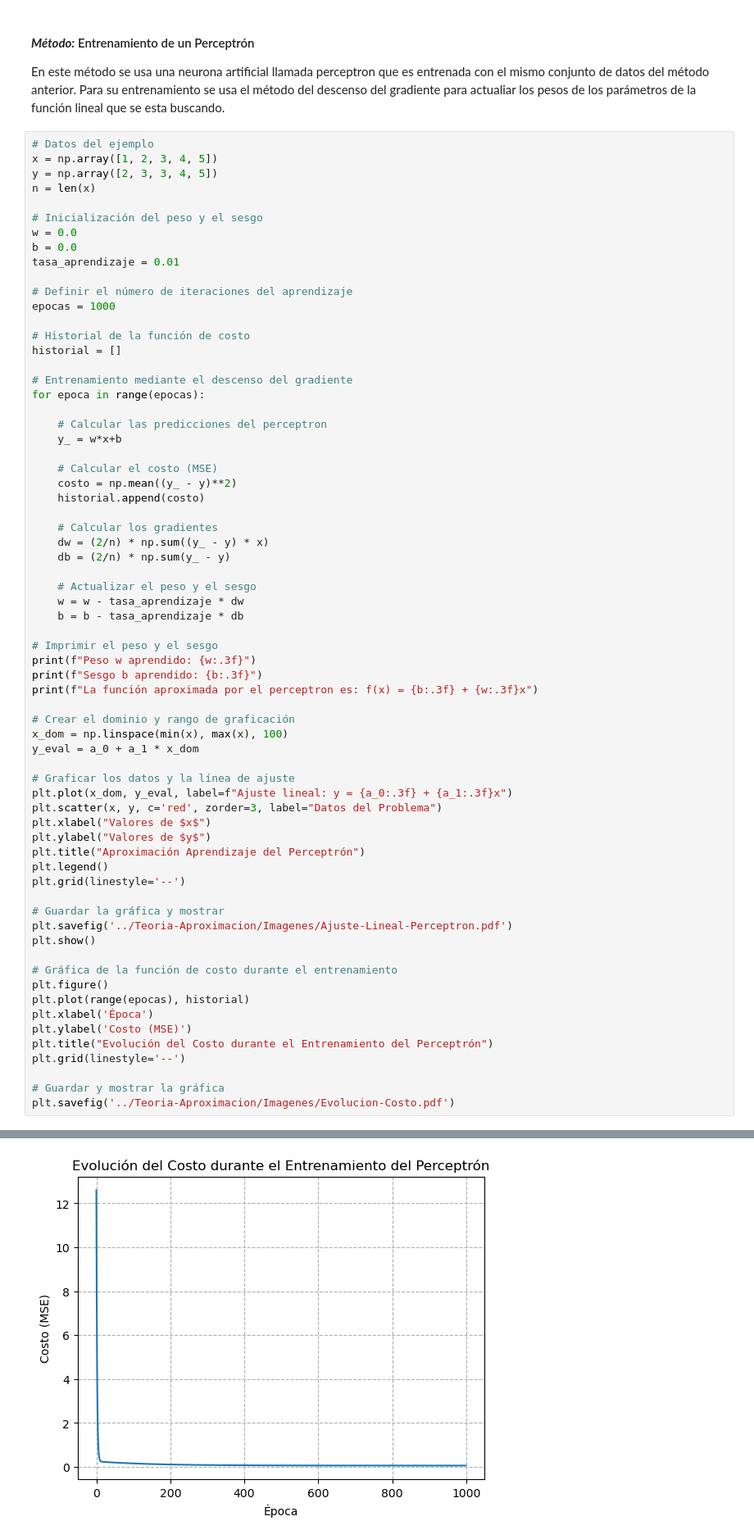
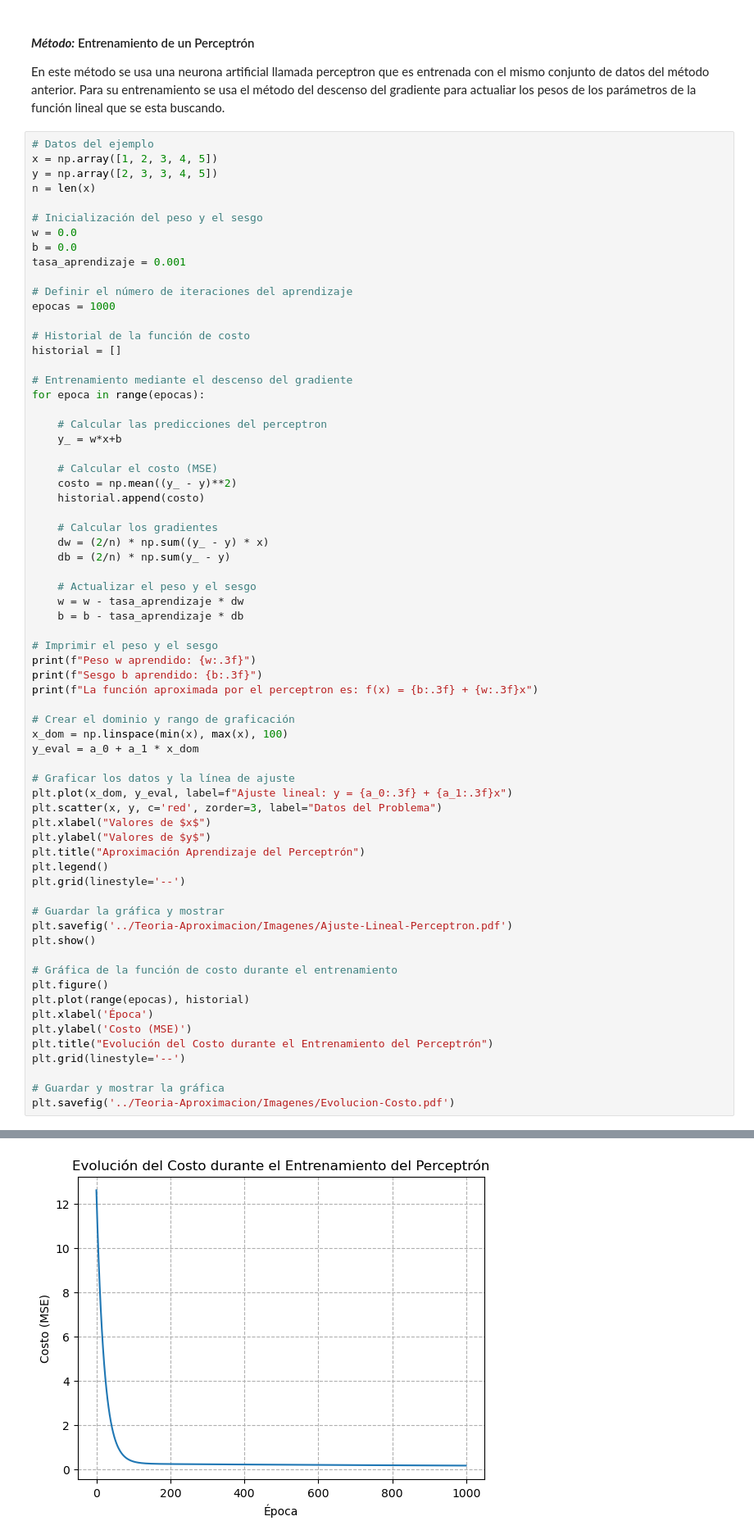
Before and after one commit to JarinconApps/Metodos-Numericos-Fisica-UQ-2025-1, a Jupyter notebook: Unidad-005-Teoria-Aproximacion/Programas/aproximacion-funcion-lineal.ipynb, the cells around one changed output, grey strips where cells are left out. Shown at 82% size. Drawn from its saved outputs; the diff is of its cells as text.

```diff
--- a/Unidad-005-Teoria-Aproximacion/Programas/aproximacion-funcion-lineal.ipynb
+++ b/Unidad-005-Teoria-Aproximacion/Programas/aproximacion-funcion-lineal.ipynb
@@ -66,7 +66,7 @@ n = len(x)
 # Inicialización del peso y el sesgo
 w = 0.0
 b = 0.0
-tasa_aprendizaje = 0.01
+tasa_aprendizaje = 0.001
 
 # Definir el número de iteraciones del aprendizaje
 epocas = 1000
@@ -131,2 +131,2 @@ La función aproximada por el perceptron es: f(x) = 1.265 + 0.710x
 [figure]
-[figure, old version]
+[figure, new version]
```
Also changed, not shown: parts of 1 cell of this notebook, 4 other files.
